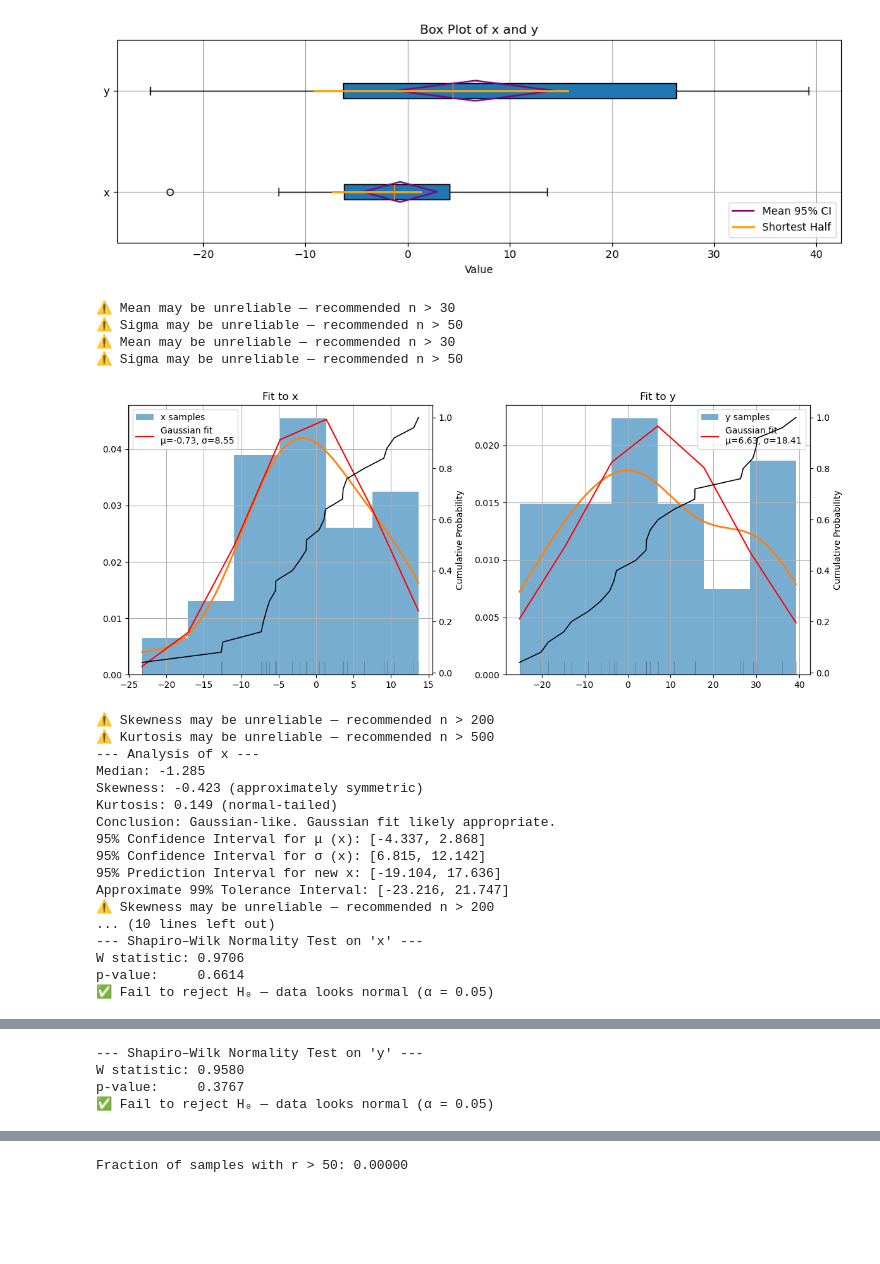
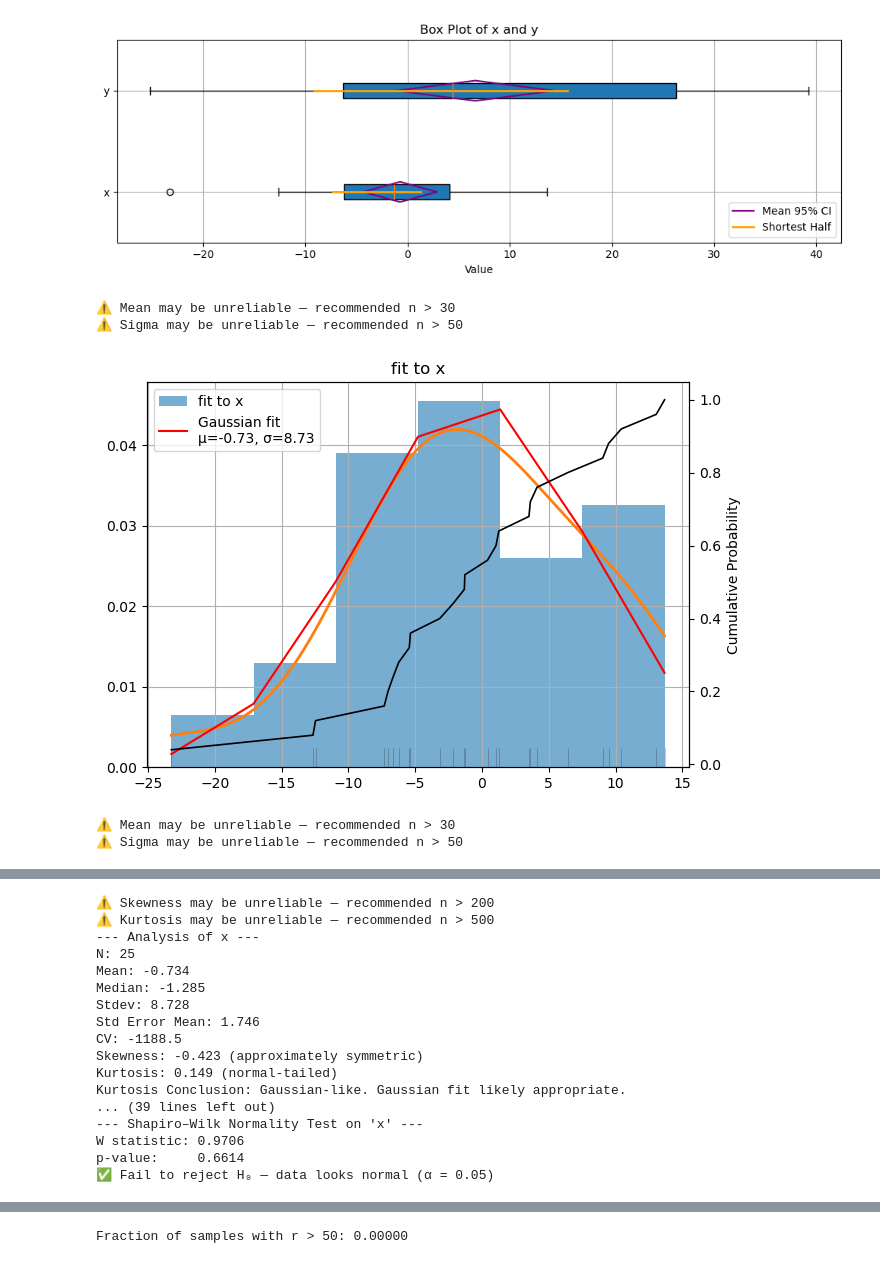
Before and after one commit to pvjthomas/radial-error-sim, a Jupyter notebook: notebooks/monte_carlo_visualization.ipynb, the cells around one changed output, grey strips where cells are left out. Drawn from its saved outputs; the diff is of its cells as text; code cells hidden in the pictures; blank space fills up the shorter version.

```diff
--- a/notebooks/monte_carlo_visualization.ipynb
+++ b/notebooks/monte_carlo_visualization.ipynb
@@ -68,7 +63,7 @@ Kurtosis Conclusion: Not Gaussian. Consider Laplace or t-distribution.
 # %%
 from radial_error.simulation import sample_xy, compute_radial_error
-from radial_error.stats import analyze_distribution, bootstrap_summary_stats, predict_intervals, test_normality
-from radial_error.plots import Boxplot, Fitplot
+from radial_error.stats import analyze_distribution, percentile_table, bootstrap_summary_stats, predict_intervals, test_normality
+from radial_error.plots import Boxplot, Fitplot, Fitplot_r
 
 #N_SAMPLES = 30
 N_FUTURE_SAMPLES = 10
@@ -80,9 +75,14 @@ r = compute_radial_error(x, y)
 
 #QQplot(x, MU_X, SIGMA_X, y, MU_Y, SIGMA_Y)
 Boxplot(x,y, labels=['x','y'], title="Box Plot of x and y")
-mu_x, sigma_x, mu_y, sigma_y = Fitplot(x, y)
+mu_x, sigma_x = Fitplot(x, distribution='normal', title='fit to x')
+mu_y, sigma_y = Fitplot(y, distribution='normal', title='fit to y')
+
+
+#mu_x, sigma_x, mu_y, sigma_y = Fitplot_r(x, y)
 
 analyze_distribution(x, name="x")
+percentile_table(x)
 analyze_distribution(y, name="y")
 
 test_normality(x, alpha=0.05, plot=True, verbose=True, name="x")
@@ -106,51 +106,34 @@ for stat, vals in results.items():
 
 print('y')
 results = bootstrap_summary_stats(y)
 for stat, vals in results.items():
     print(f"{stat.title()}: {vals['value']:.3f} "
           f"[{vals['ci_lower']:.3f}, {vals['ci_upper']:.3f}]")
 
 
 #QQplot(x, MU_X, SIGMA_X, y, MU_Y, SIGMA_Y)
 Boxplot(r, labels='r', title="Box Plot of r")
-mu_x, sigma_x, mu_y, sigma_y = Fitplot(r, r)
+mu_x, sigma_x = Fitplot(r, distribution='normal', title='fit to r')
 
 analyze_distribution(r, name="r")
 print('r')
 results = bootstrap_summary_stats(y)
 for stat, vals in results.items():
     print(f"{stat.title()}: {vals['value']:.3f} "
           f"[{vals['ci_lower']:.3f}, {vals['ci_upper']:.3f}]")
 
 test_normality(r, alpha=0.05, plot=True, verbose=True, name="r")
 
 
 intervals_r = predict_intervals(mu_x, sigma_x, n_sample=N_SAMPLES, n_future=N_FUTURE_SAMPLES, alpha=0.05, coverage=0.95)
 
 
 for name, (lo, hi) in intervals_r.items():
     print(f"{name}: [{lo:.3f}, {hi:.3f}] (width = {hi - lo:.3f})")
 # %% [output]
 [figure]
 ⚠️ Mean may be unreliable — recommended n > 30
 ⚠️ Sigma may be unreliable — recommended n > 50
-⚠️ Mean may be unreliable — recommended n > 30
-⚠️ Sigma may be unreliable — recommended n > 50
-[figure, old version]
+[figure, new version]
-⚠️ Skewness may be unreliable — recommended n > 200
-⚠️ Kurtosis may be unreliable — recommended n > 500
---- Analysis of x ---
-Median: -1.285
-Skewness: -0.423 (approximately symmetric)
-Kurtosis: 0.149 (normal-tailed)
-Conclusion: Gaussian-like. Gaussian fit likely appropriate.
-95% Confidence Interval for μ (x): [-4.337, 2.868]
-95% Confidence Interval for σ (x): [6.815, 12.142]
-95% Prediction Interval for new x: [-19.104, 17.636]
-Approximate 99% Tolerance Interval: [-23.216, 21.747]
-⚠️ Skewness may be unreliable — recommended n > 200
-... (10 lines left out)
---- Shapiro–Wilk Normality Test on 'x' ---
-W statistic: 0.9706
-p-value:     0.6614
-✅ Fail to reject H₀ — data looks normal (α = 0.05)
+⚠️ Mean may be unreliable — recommended n > 30
+⚠️ Sigma may be unreliable — recommended n > 50
@@ -158,4 +141,17 @@ p-value:     0.6614
---- Shapiro–Wilk Normality Test on 'y' ---
-W statistic: 0.9580
-p-value:     0.3767
+⚠️ Skewness may be unreliable — recommended n > 200
+⚠️ Kurtosis may be unreliable — recommended n > 500
+--- Analysis of x ---
+N: 25
+Mean: -0.734
+Median: -1.285
+Stdev: 8.728
+Std Error Mean: 1.746
+CV: -1188.5
+Skewness: -0.423 (approximately symmetric)
+Kurtosis: 0.149 (normal-tailed)
+Kurtosis Conclusion: Gaussian-like. Gaussian fit likely appropriate.
+... (39 lines left out)
+--- Shapiro–Wilk Normality Test on 'x' ---
+W statistic: 0.9706
+p-value:     0.6614
 ✅ Fail to reject H₀ — data looks normal (α = 0.05)
```
Also changed, not shown: parts of 5 cells of this notebook, 8 other files.
